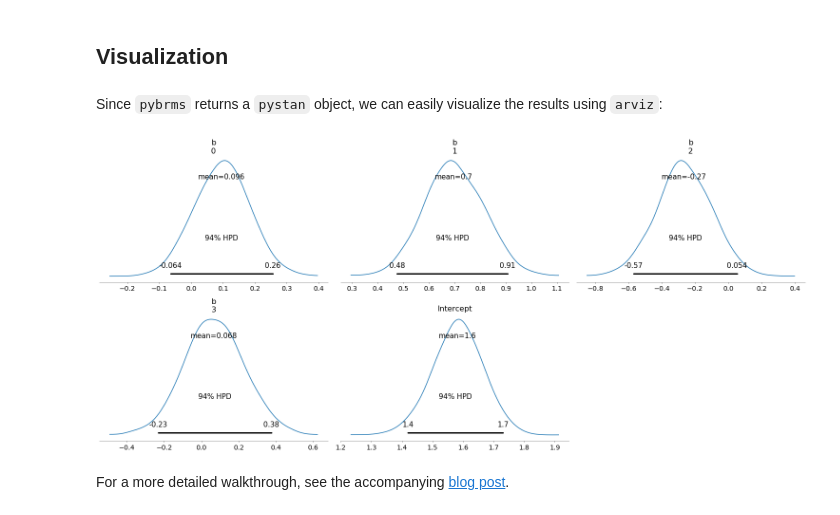
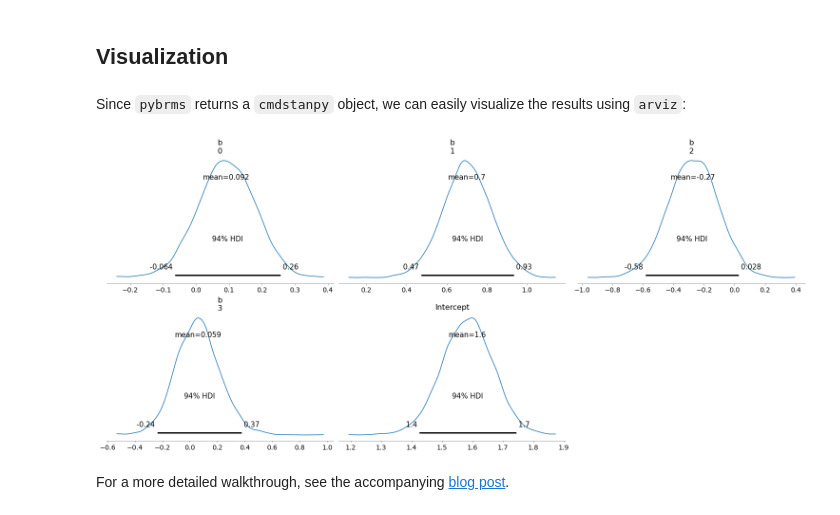
Before and after one commit to adamhaber/pybrms, a Jupyter notebook: index.ipynb, the cells around one changed output. Cells and saved outputs as stored; diff of their text form; code cells hidden in the pictures.

```diff
--- a/index.ipynb
+++ b/index.ipynb
@@ -30,6 +30,7 @@ Fitting the model is as simple as it is in `brms`:
 # %%
 model = pybrms.fit(
     formula = "count ~ zAge + zBase * Trt + (1 | patient)",
+    stan_file = "epilepsy.stan",
     data = epilepsy,
     family = "poisson"
 )
@@ -71,6 +94,7 @@ More specifically, `pybrms` calls two `brms` functions: `make_stancode` and `mak
 By defaults, `brms` uses non- or weakly-informative priors on model parameters. You can specify more informative priors using the following syntax:
 # %%
 model = pybrms.fit("count ~ zAge + zBase * Trt + (1|patient) + (1|obs)",
+                                           stan_file = "epilepsy.stan",
                                            data = epilepsy, family = "poisson",
                                            priors = [("student_t(5,0,10)", "b"),
                                                      ("cauchy(0,2)", "sd")]
@@ -84,9 +129,15 @@ Priors are passed as a list of tuples that conform to `brms` `set_prior` order o
 # %% [markdown]
 Error handling happens at the `rpy2` level, which catches the (R) error and displays it as a python `RRuntimeError` exception:
 # %%
-model = pybrms.fit("count_typo ~ zAge + zBase * Trt + (1|patient) + (1|obs)",
-                                           data = epilepsy, family = "poisson",
-                                           priors = [("student_t(5,0,10)", "b"),
-                                                     ("cauchy(0,2)", "sd")]
-                                          )
+import traceback
+
+try:
+    model = pybrms.fit("count_typo ~ zAge + zBase * Trt + (1|patient) + (1|obs)",
+                                               stan_file = "epilepsy.stan",
+                                               data = epilepsy, family = "poisson",
+                                               priors = [("student_t(5,0,10)", "b"),
+                                                         ("cauchy(0,2)", "sd")]
+                                              )
+except Exception as exc:
+        traceback.print_exc()
 # %% [output]
@@ -99,4 +166,4 @@ This makes sure you can debug your data/formula/etc without actually leaving pyt
 # %% [markdown]
 ## Visualization
 # %% [markdown]
-Since `pybrms` returns a `pystan` object, we can easily visualize the results using `arviz`:
+Since `pybrms` returns a `cmdstanpy` object, we can easily visualize the results using `arviz`:
@@ -103,8 +172,8 @@ Since `pybrms` returns a `pystan` object, we can easily visualize the results us
 # %%
 import arviz as az
-inference_data = az.from_pystan(model)
+inference_data = az.from_cmdstanpy(model)
 az.plot_posterior(inference_data, var_names=['b', 'Intercept']);
 # %% [output]
-[figure, old version]
+[figure, new version]
 # %% [markdown]
 For a more detailed walkthrough, see the accompanying [blog post](link).
```
Also changed, not shown: parts of 8 cells of this notebook.
